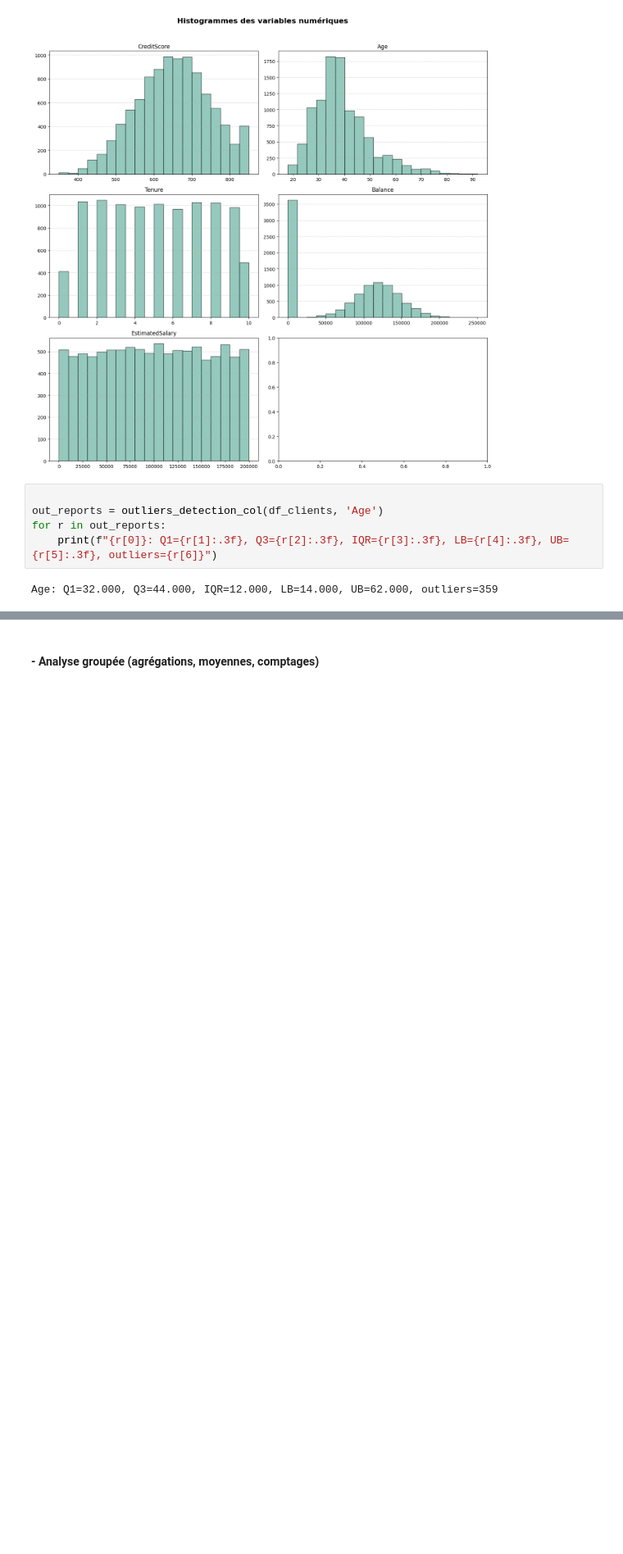
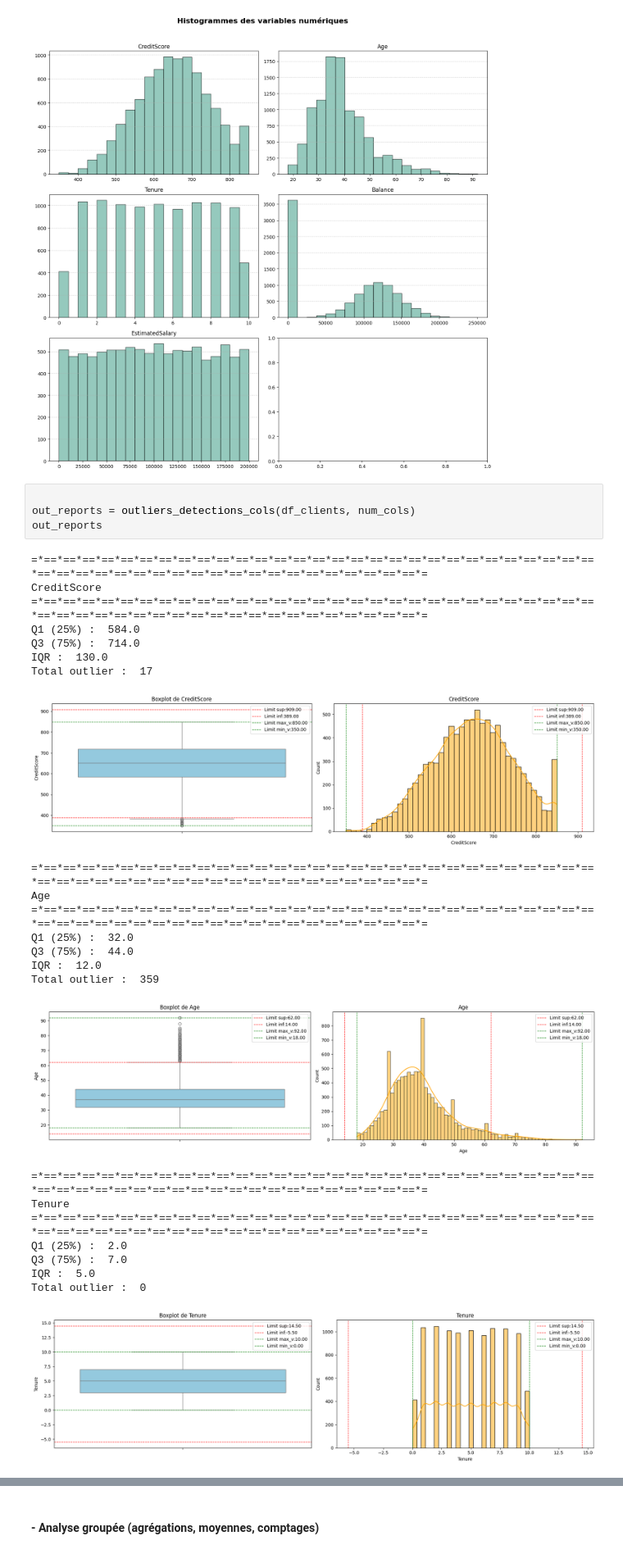
Before and after one commit to bouchramilo/BankAttritionFlow, a Jupyter notebook: notebooks/Eda.ipynb, the cells around one changed output, grey strips where cells are left out. Shown at 82% size. Drawn from its saved outputs; the diff is of its cells as text; blank space fills up the shorter version.

```diff
--- a/notebooks/Eda.ipynb
+++ b/notebooks/Eda.ipynb
@@ -263,8 +267,30 @@ viz_all(pdf, num_cols)
 [figure]
 # %%
 
-out_reports = outliers_detection_col(df_clients, 'Age')
-for r in out_reports:
-    print(f"{r[0]}: Q1={r[1]:.3f}, Q3={r[2]:.3f}, IQR={r[3]:.3f}, LB={r[4]:.3f}, UB={r[5]:.3f}, outliers={r[6]}")
+out_reports = outliers_detections_cols(df_clients, num_cols)
+out_reports
 # %% [output]
-Age: Q1=32.000, Q3=44.000, IQR=12.000, LB=14.000, UB=62.000, outliers=359
+=*==*==*==*==*==*==*==*==*==*==*==*==*==*==*==*==*==*==*==*==*==*==*==*==*==*==*==*==*==*==*==*==*==*==*==*==*==*==*==*==*==*==*==*==*==*==*==*==*==*=
+CreditScore
+=*==*==*==*==*==*==*==*==*==*==*==*==*==*==*==*==*==*==*==*==*==*==*==*==*==*==*==*==*==*==*==*==*==*==*==*==*==*==*==*==*==*==*==*==*==*==*==*==*==*=
+Q1 (25%) :  584.0
+Q3 (75%) :  714.0
+IQR :  130.0
+Total outlier :  17
+[figure, added]
+=*==*==*==*==*==*==*==*==*==*==*==*==*==*==*==*==*==*==*==*==*==*==*==*==*==*==*==*==*==*==*==*==*==*==*==*==*==*==*==*==*==*==*==*==*==*==*==*==*==*=
+Age
+=*==*==*==*==*==*==*==*==*==*==*==*==*==*==*==*==*==*==*==*==*==*==*==*==*==*==*==*==*==*==*==*==*==*==*==*==*==*==*==*==*==*==*==*==*==*==*==*==*==*=
+Q1 (25%) :  32.0
+Q3 (75%) :  44.0
+IQR :  12.0
+Total outlier :  359
+[figure, added]
+=*==*==*==*==*==*==*==*==*==*==*==*==*==*==*==*==*==*==*==*==*==*==*==*==*==*==*==*==*==*==*==*==*==*==*==*==*==*==*==*==*==*==*==*==*==*==*==*==*==*=
+Tenure
+=*==*==*==*==*==*==*==*==*==*==*==*==*==*==*==*==*==*==*==*==*==*==*==*==*==*==*==*==*==*==*==*==*==*==*==*==*==*==*==*==*==*==*==*==*==*==*==*==*==*=
+Q1 (25%) :  2.0
+Q3 (75%) :  7.0
+IQR :  5.0
+Total outlier :  0
+[figure, added]
```
Also changed, not shown: parts of 20 cells of this notebook, 3 other files.
